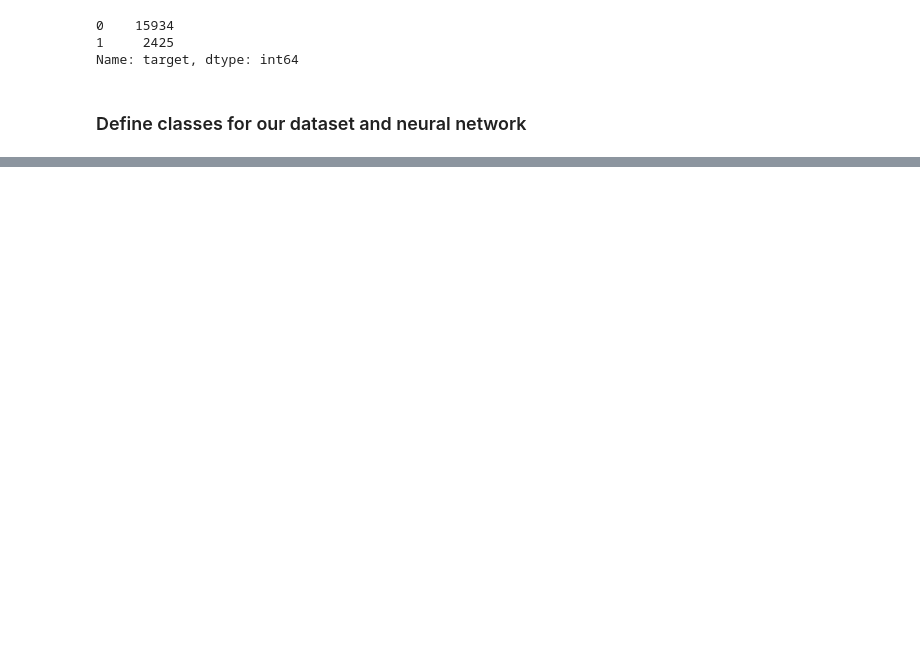
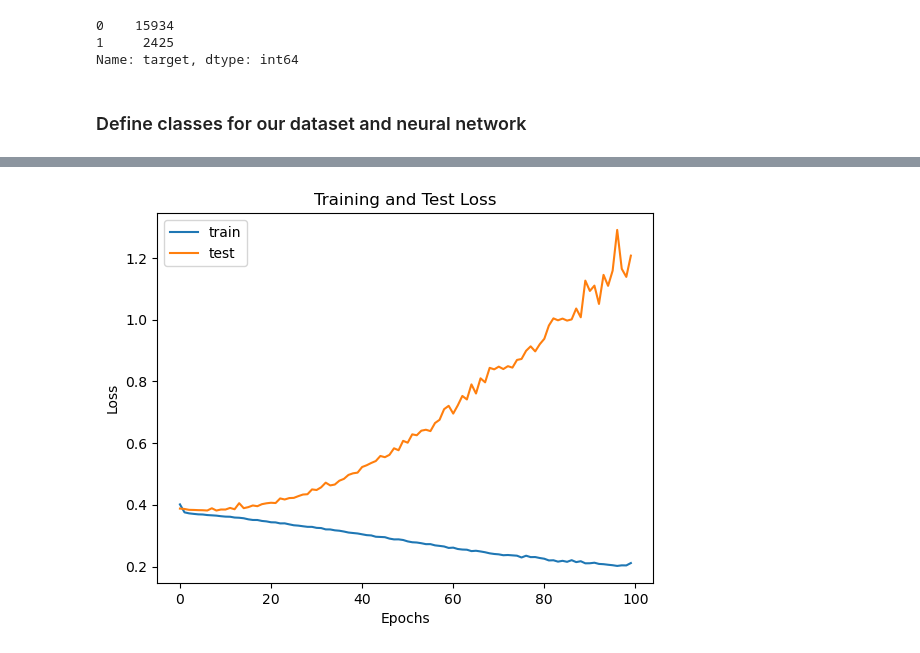
Before and after one commit to jhansi-siriprolu/DeepLearning, a Jupyter notebook: Classification_Deep_NN.ipynb, the cells around one changed output, grey strips where cells are left out. Cells and saved outputs as stored; diff of their text form; code cells hidden in the pictures; blank space fills up the shorter version.

```diff
--- a/Classification_Deep_NN.ipynb
+++ b/Classification_Deep_NN.ipynb
@@ -134,0 +268,7 @@ def evaluate_and_train_nn_model(model, optimzer, batch_size = 128 , epochs = 25,
+# %%
+model = BinaryClassifier()
+# Initialize SGD optimizer
+opt = optim.Adam(model.parameters())
+# Train using optimizer_sgd
+evaluate_and_train_nn_model(model, opt, epochs=100, print_every=10)
+# %% [output]
@@ -134,0 +285 @@ def evaluate_and_train_nn_model(model, optimzer, batch_size = 128 , epochs = 25,
+[figure, added]
```
Also changed, not shown: parts of 18 cells of this notebook, 2 other files.
